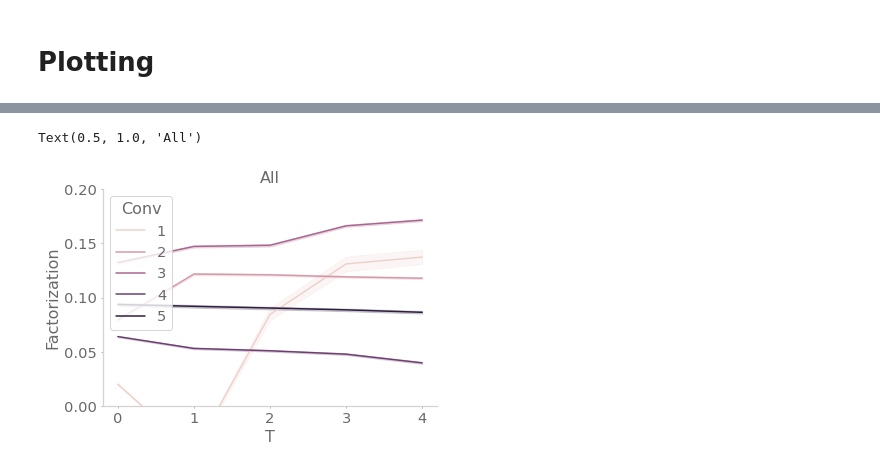
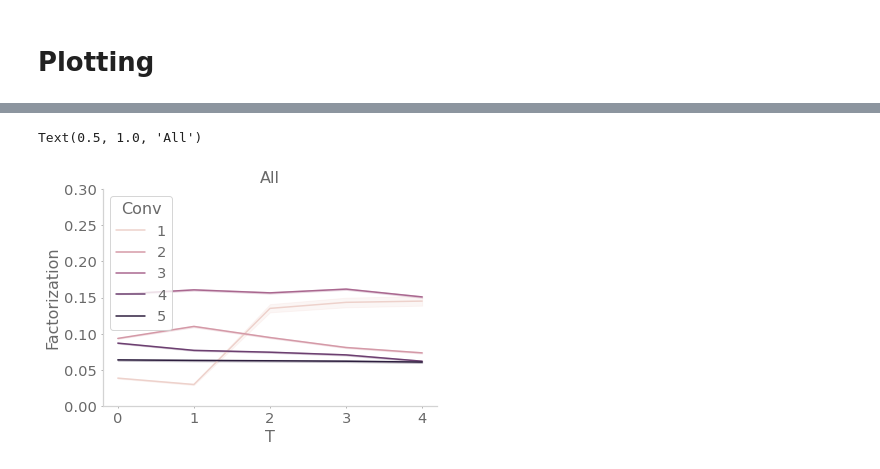
Before and after one commit to chingf/hallucnn, a Jupyter notebook: notebooks/14-noise-factorization.ipynb, the cells around one changed output, grey strips where cells are left out. Cells and saved outputs as stored; diff of their text form; code cells hidden in the pictures.

```diff
--- a/notebooks/14-noise-factorization.ipynb
+++ b/notebooks/14-noise-factorization.ipynb
@@ -27,0 +44,3 @@ snr_types = [-9.0, -6.0, -3.0, 0.0, 3.0]
+# %%
+with open(f'{pickles_dir}{netname}_shuffle_factorization_n5000_sample0.p', 'rb') as f:
+    df = pickle.load(f)
@@ -27,0 +62,22 @@ snr_types = [-9.0, -6.0, -3.0, 0.0, 3.0]
+# %%
+with open(f'{pickles_dir}{netname}_factorization_n10000_sample0.p', 'rb') as f:
+    df = pickle.load(f)
+with open(f'{pickles_dir}{netname}_shuffle_factorization_n10000_sample0.p', 'rb') as f:
+    shuff_df = pickle.load(f)
+# %%
+_df = df.copy()
+_df['Factorization'] = 1 - _df['Factorization']
+_shuff_df = shuff_df.copy()
+_shuff_df['Factorization'] = 1 - _shuff_df['Factorization']
+for conv in [1,2,3,4,5]:
+    for t in [0,1,2,3,4]:
+        shuff_val = _shuff_df[(_shuff_df['Conv']==conv) & (_shuff_df['T']==t)]
+        shuff_val = np.mean(shuff_val['Factorization'])
+        _df.loc[(_df['Conv']==conv) & (_df['T']==t), 'Factorization'] -= shuff_val
+fig, ax = plt.subplots()
+sns.lineplot(
+    x='T', y='Factorization', hue='Conv',
+    hue_order=[1,2,3,4,5],
+    data=_df, ax=ax)
+ax.set_ylim(0,0.5)
+ax.set_title(f'All')
@@ -45,16 +95,25 @@ os.listdir(pickles_dir)
 # %%
-with open(f'{pickles_dir}{netname}_factorization.p', 'rb') as f:
+with open(f'{pickles_dir}old_factorization_using_utterance_prototypes_and_all_units/{netname}_factorization.p', 'rb') as f:
     df = pickle.load(f)
+with open(f'{pickles_dir}old_factorization_using_utterance_prototypes_and_all_units/{netname}_shuffle_factorization_fold0.p', 'rb') as f:
+    shuff_df = pickle.load(f)
 # %%
-fig, ax = plt.subplots()
 _df = df.copy()
 _df['Factorization'] = 1 - _df['Factorization']
+_shuff_df = shuff_df.copy()
+_shuff_df['Factorization'] = 1 - _shuff_df['Factorization']
+for conv in [1,2,3,4,5]:
+    for t in [0,1,2,3,4]:
+        shuff_val = _shuff_df[(_shuff_df['Conv']==conv) & (_shuff_df['T']==t)]
+        shuff_val = np.mean(shuff_val['Factorization'])
+        _df.loc[(_df['Conv']==conv) & (_df['T']==t), 'Factorization'] -= shuff_val
+fig, ax = plt.subplots()
 sns.lineplot(
     x='T', y='Factorization', hue='Conv',
     hue_order=[1,2,3,4,5],
     data=_df, ax=ax)
-ax.set_ylim(0,0.2)
+ax.set_ylim(0,0.3)
 ax.set_title(f'All')
 # %% [output]
 Text(0.5, 1.0, 'All')
-[figure, old version]
+[figure, new version]
```
Also changed, not shown: parts of 12 cells of this notebook, 5 other files.
